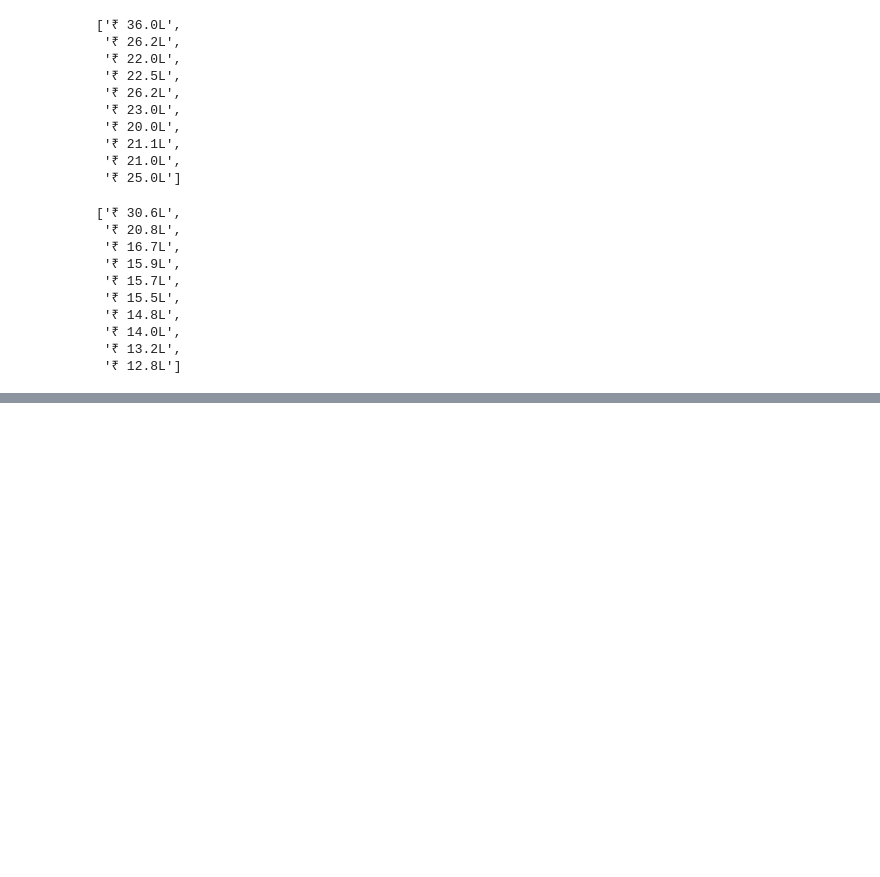
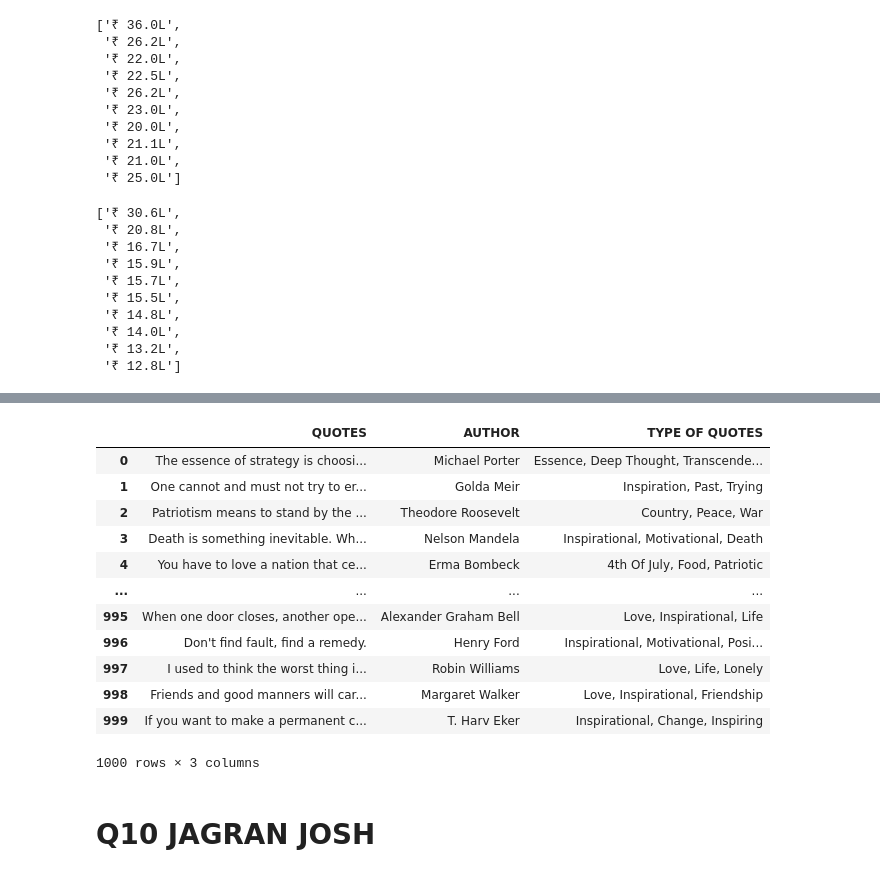
Before and after one commit to Ravi-Bajpai/Internship, a Jupyter notebook: webscrap1/selenium assignment .ipynb, the cells around one changed output, grey strips where cells are left out. Saved outputs shown, nothing was run; the diff lists cells and outputs as text; code cells hidden in the pictures; blank space fills up the shorter version.

```diff
--- a/webscrap1/selenium assignment .ipynb
+++ b/webscrap1/selenium assignment .ipynb
@@ -1253,0 +1296,12 @@ sal[:10]
+# %%
+author=[]
+start=0
+end=10
+for page in range(start,end):
+    author_tag=driver.find_elements(By.XPATH,'//div[@class="author"]')
+    for i in author_tag:
+        author.append(i.text)
+    nextpage=driver.find_element(By.XPATH,'/html/body/div[1]/div[2]/div/div/div/div[1]/div/div[3]/li[3]/a')
+    nextpage.click()
+time.sleep(3)
+len(author)
@@ -1253,0 +1310,12 @@ sal[:10]
+# %%
+quotetype=[]
+start=0
+end=10
+for page in range(start,end):
+    quotetype_tag=driver.find_elements(By.XPATH,'//div[@class="tags"]')
+    for i in quotetype_tag:
+        quotetype.append(i.text)
+    nextpage=driver.find_element(By.XPATH,'/html/body/div[1]/div[2]/div/div/div/div[1]/div/div[3]/li[3]/a')
+    nextpage.click()
+time.sleep(3)
+len(quotetype)
@@ -1253,0 +1331,22 @@ sal[:10]
+# %%
+df=pd.DataFrame()
+# %%
+df['QUOTES']=quote
+df['AUTHOR']=author
+df['TYPE OF QUOTES']=quotetype
+# %%
+df
+# %% [output]
+|  | QUOTES | AUTHOR | TYPE OF QUOTES |
+| 0 | The essence of strategy is choosi... | Michael Porter | Essence, Deep Thought, Transcende... |
+| 1 | One cannot and must not try to er... | Golda Meir | Inspiration, Past, Trying |
+| 2 | Patriotism means to stand by the ... | Theodore Roosevelt | Country, Peace, War |
+| 3 | Death is something inevitable. Wh... | Nelson Mandela | Inspirational, Motivational, Death |
+| 4 | You have to love a nation that ce... | Erma Bombeck | 4th Of July, Food, Patriotic |
+| ... | ... | ... | ... |
+| 995 | When one door closes, another ope... | Alexander Graham Bell | Love, Inspirational, Life |
+| 996 | Don't find fault, find a remedy. | Henry Ford | Inspirational, Motivational, Posi... |
+| 997 | I used to think the worst thing i... | Robin Williams | Love, Life, Lonely |
+| 998 | Friends and good manners will car... | Margaret Walker | Love, Inspirational, Friendship |
+| 999 | If you want to make a permanent c... | T. Harv Eker | Inspirational, Change, Inspiring |
+1000 rows × 3 columns
@@ -1253,0 +1355,2 @@ sal[:10]
+# %% [markdown]
+# Q10 JAGRAN JOSH
```
Also changed, not shown: parts of 53 cells of this notebook.
